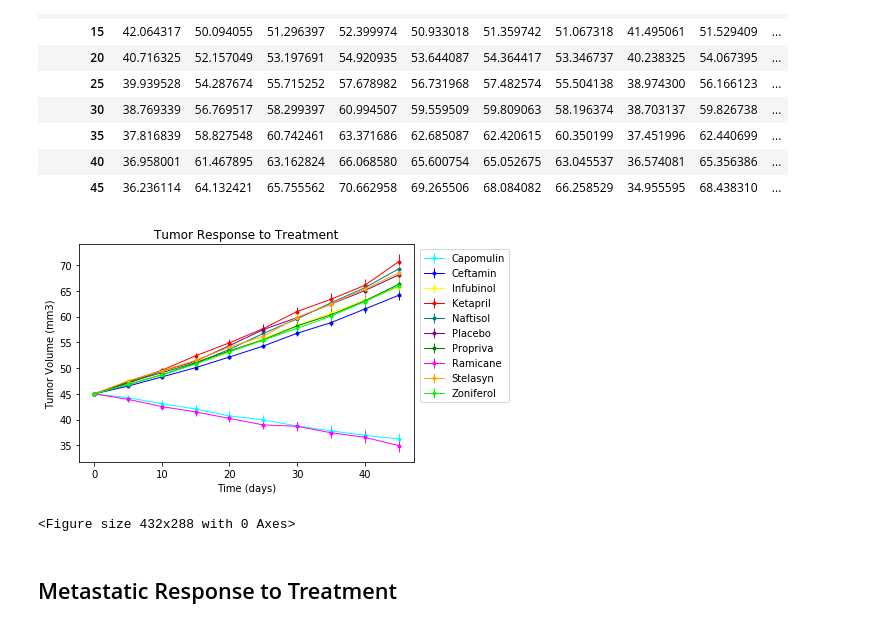
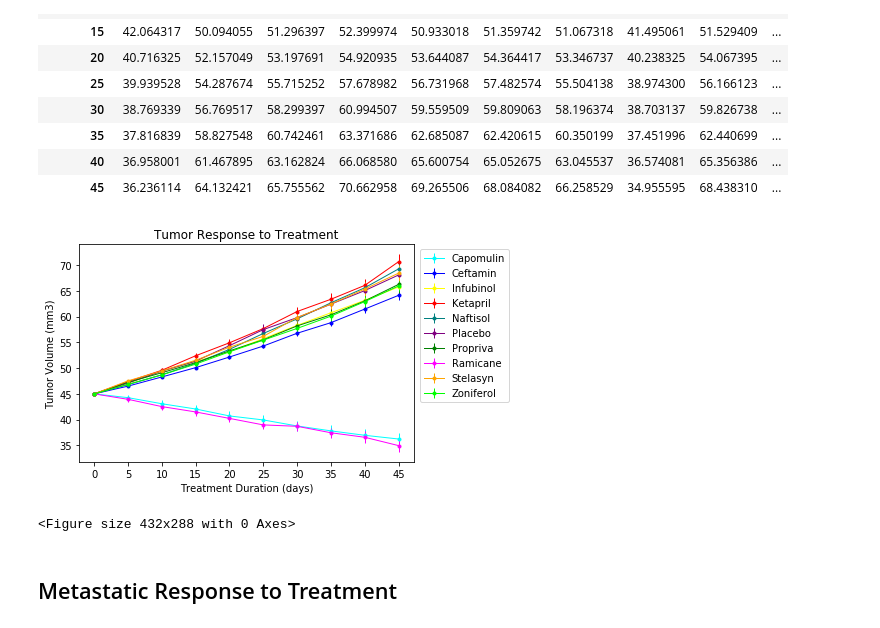
Before and after one commit to michellebrucato/Matplotlib_Challenge, a Jupyter notebook: Pymaceuticals/Pymaceuticals_Brucato.ipynb, the cells around one changed output. Saved outputs shown, nothing was run; the diff lists cells and outputs as text; code cells hidden in the pictures.

```diff
--- a/Pymaceuticals/Pymaceuticals_Brucato.ipynb
+++ b/Pymaceuticals/Pymaceuticals_Brucato.ipynb
@@ -55,7 +59,7 @@ tumor_mean_df
 # Store the Standard Error of Tumor Volumes Grouped by Drug and Timepoint
 
 tumor_sem = merged_df.groupby(["Drug", "Timepoint"])["Tumor Volume (mm3)"].sem()
-tumor_sem_df = pd.DataFrame({"Tumor Volume (mm3)": tumor_sterror}).reset_index()
+tumor_sem_df = pd.DataFrame({"Tumor Volume (mm3)": tumor_sem}).reset_index()
 tumor_sem_df
 # %% [output]
 |  | Drug | Timepoint | Tumor Volume (mm3) |
@@ -93,37 +97,40 @@ tumor_mean_df2
 | 40 | 36.958001 | 61.467895 | 63.162824 | 66.068580 | 65.600754 | 65.052675 | 63.045537 | 36.574081 | 65.356386 | ... |
 | 45 | 36.236114 | 64.132421 | 65.755562 | 70.662958 | 69.265506 | 68.084082 | 66.258529 | 34.955595 | 68.438310 | ... |
 # %%
-# Generate the Plot (with Error Bars)
+# plot tumor growth during treatment
+# plot errorbars
 
 plt.errorbar(tumor_mean_df2.index, tumor_mean_df2["Capomulin"], yerr=tumor_sem_df2["Capomulin"],
              color="cyan", linewidth=1, marker="o", markersize=3, label="Capomulin")
 plt.errorbar(tumor_mean_df2.index, tumor_mean_df2["Ceftamin"], yerr=tumor_sem_df2["Ceftamin"],
              color="b", linewidth=1, marker="o", markersize=3, label="Ceftamin")
 plt.errorbar(tumor_mean_df2.index, tumor_mean_df2["Infubinol"], yerr=tumor_sem_df2["Infubinol"],
              color="yellow", linewidth=1, marker="o", markersize=3, label="Infubinol")
 plt.errorbar(tumor_mean_df2.index, tumor_mean_df2["Ketapril"], yerr=tumor_sem_df2["Ketapril"],
              color="r", linewidth=1, marker="o", markersize=3, label="Ketapril")
 plt.errorbar(tumor_mean_df2.index, tumor_mean_df2["Naftisol"], yerr=tumor_sem_df2["Naftisol"],
              color="teal", linewidth=1, marker="o", markersize=3, label="Naftisol")
 plt.errorbar(tumor_mean_df2.index, tumor_mean_df2["Placebo"], yerr=tumor_sem_df2["Placebo"],
              color="purple", linewidth=1, marker="o", markersize=3, label="Placebo")
 plt.errorbar(tumor_mean_df2.index, tumor_mean_df2["Propriva"], yerr=tumor_sem_df2["Propriva"],
              color="g", linewidth=1, marker="o", markersize=3, label="Propriva")
 plt.errorbar(tumor_mean_df2.index, tumor_mean_df2["Ramicane"], yerr=tumor_sem_df2["Ramicane"],
              color="magenta", linewidth=1, marker="o", markersize=3, label="Ramicane")
 plt.errorbar(tumor_mean_df2.index, tumor_mean_df2["Stelasyn"], yerr=tumor_sem_df2["Stelasyn"],
              color="orange", linewidth=1, marker="o", markersize=3, label="Stelasyn")
 plt.errorbar(tumor_mean_df2.index, tumor_mean_df2["Zoniferol"], yerr=tumor_sem_df2["Zoniferol"],
              color="lime", linewidth=1, marker="o", markersize=3, label="Zoniferol")
 
+# add some style
 plt.title("Tumor Response to Treatment")
-plt.xlabel("Time (days)")
+plt.xlabel("Treatment Duration (days)")
 plt.ylabel("Tumor Volume (mm3)")
+plt.xticks(np.arange(0, 50, 5))
 plt.legend(loc="upper right", bbox_to_anchor=(1.3,1))
 plt.show()
 plt.savefig("Tumor_Response.png")
 # %% [output]
-[figure, old version]
+[figure, new version]
 <Figure size 432x288 with 0 Axes>
 # %% [markdown]
 ## Metastatic Response to Treatment
```
Also changed, not shown: parts of 9 cells of this notebook, 1 other file.
